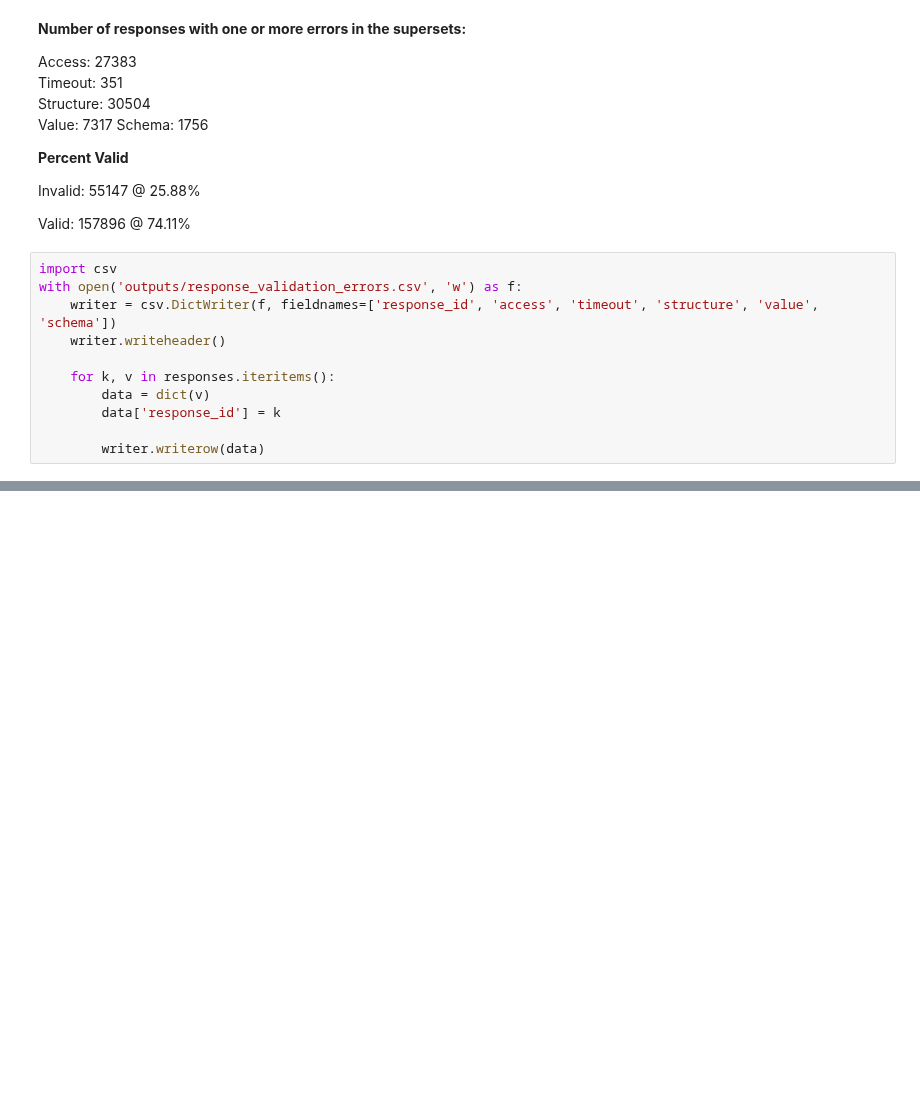
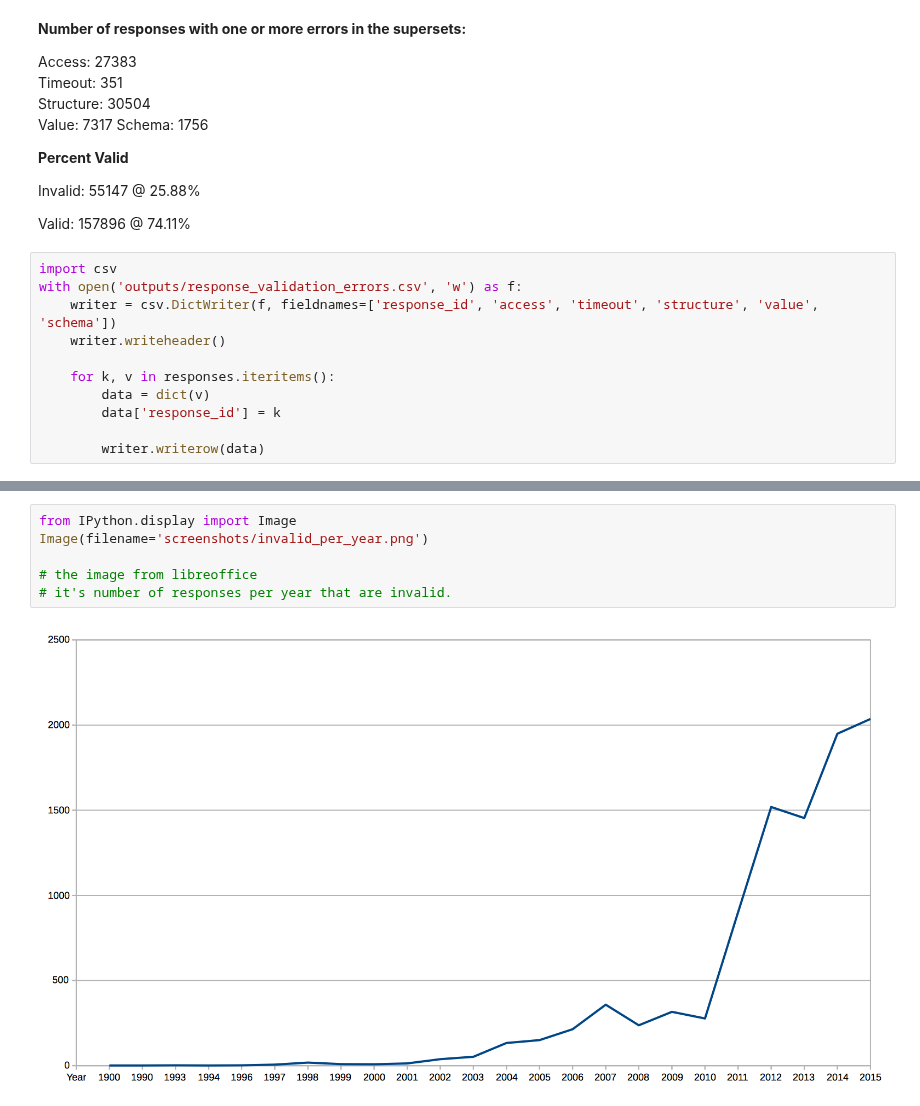
Before and after one commit to b-cube/Response-Identification-Info, a Jupyter notebook: notebooks/Analysis - Validation Metrics.ipynb, the cells around one changed output, grey strips where cells are left out. Saved outputs shown, nothing was run; the diff lists cells and outputs as text; blank space fills up the shorter version.

Commit message:
updates for a chart!

```diff
--- a/notebooks/Analysis - Validation Metrics.ipynb
+++ b/notebooks/Analysis - Validation Metrics.ipynb
@@ -530,0 +573,8 @@ with open('outputs/response_validation_errors.csv', 'w') as f:
+# %%
+from IPython.display import Image
+Image(filename='screenshots/invalid_per_year.png')
+
+# the image from libreoffice
+# it's number of responses per year that are invalid.
+# %% [output]
+[figure, added]
```
Also changed, not shown: parts of 2 cells of this notebook, 2 other files.
